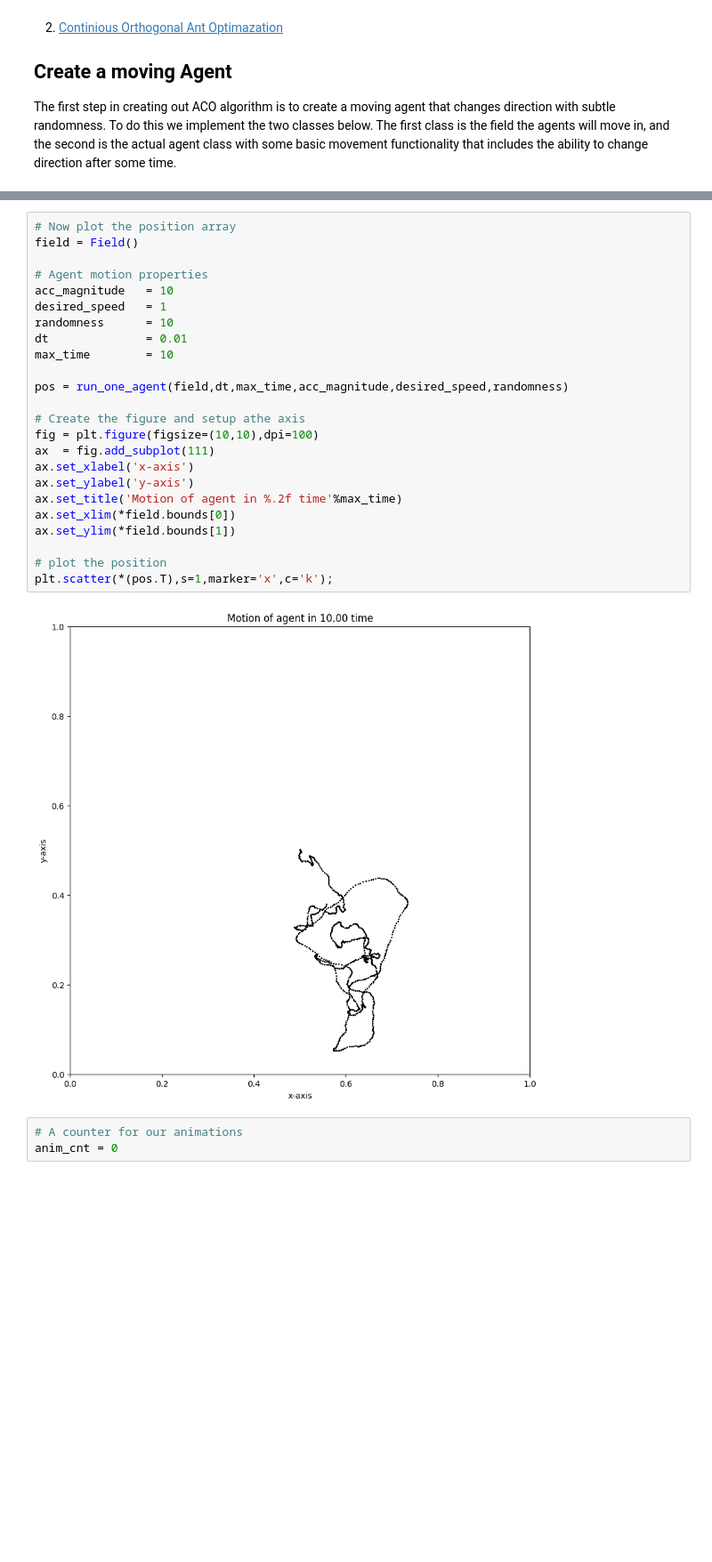
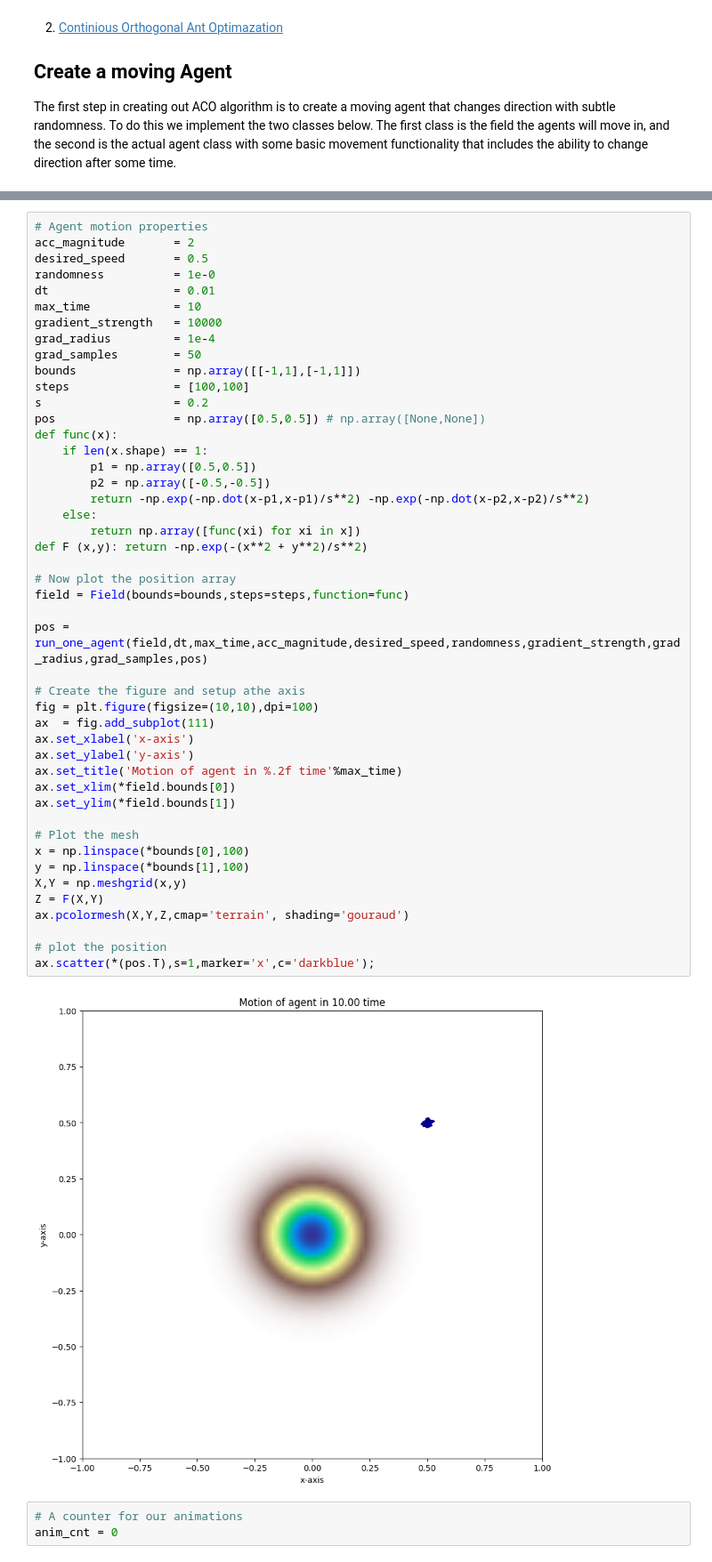
Before and after one commit to PanosEconomou/Ant-Optimization, a Jupyter notebook: 2.Code/1.Simple_Pathfinding/ACO.ipynb, the cells around one changed output, grey strips where cells are left out. Shown: that part at 89% size. Cells and saved outputs as stored; diff of their text form; blank space fills up the shorter version.

```diff
--- a/2.Code/1.Simple_Pathfinding/ACO.ipynb
+++ b/2.Code/1.Simple_Pathfinding/ACO.ipynb
@@ -110,31 +166,53 @@ def run_one_agent(field:Field,dt=dt,max_time=max_time,acc_magnitude=acc_magnitud
 
     return pos
 # %%
+# Agent motion properties
+acc_magnitude       = 2
+desired_speed       = 0.5
+randomness          = 1e-0
+dt                  = 0.01
+max_time            = 10
+gradient_strength   = 10000
+grad_radius         = 1e-4
+grad_samples        = 50
+bounds              = np.array([[-1,1],[-1,1]])
+steps               = [100,100]
+s                   = 0.2
+pos                 = np.array([0.5,0.5]) # np.array([None,None])
+def func(x):
+    if len(x.shape) == 1:
+        p1 = np.array([0.5,0.5])
+        p2 = np.array([-0.5,-0.5])
+        return -np.exp(-np.dot(x-p1,x-p1)/s**2) -np.exp(-np.dot(x-p2,x-p2)/s**2)
+    else:
+        return np.array([func(xi) for xi in x])
+def F (x,y): return -np.exp(-(x**2 + y**2)/s**2)
+
 # Now plot the position array
-field = Field()
+field = Field(bounds=bounds,steps=steps,function=func)
 
-# Agent motion properties
-acc_magnitude   = 10
-desired_speed   = 1
-randomness      = 10
-dt              = 0.01
-max_time        = 10
-
-pos = run_one_agent(field,dt,max_time,acc_magnitude,desired_speed,randomness)
+pos = run_one_agent(field,dt,max_time,acc_magnitude,desired_speed,randomness,gradient_strength,grad_radius,grad_samples,pos)
 
 # Create the figure and setup athe axis
 fig = plt.figure(figsize=(10,10),dpi=100)
 ax  = fig.add_subplot(111)
 ax.set_xlabel('x-axis')
 ax.set_ylabel('y-axis')
 ax.set_title('Motion of agent in %.2f time'%max_time)
 ax.set_xlim(*field.bounds[0])
 ax.set_ylim(*field.bounds[1])
 
+# Plot the mesh
+x = np.linspace(*bounds[0],100)
+y = np.linspace(*bounds[1],100)
+X,Y = np.meshgrid(x,y)
+Z = F(X,Y)
+ax.pcolormesh(X,Y,Z,cmap='terrain', shading='gouraud')
+
 # plot the position
-plt.scatter(*(pos.T),s=1,marker='x',c='k');
+ax.scatter(*(pos.T),s=1,marker='x',c='darkblue');
 # %% [output]
-[figure, old version]
+[figure, new version]
 # %%
 # A counter for our animations
 anim_cnt = 0
```
Also changed, not shown: parts of 9 cells of this notebook, 9 other files.
